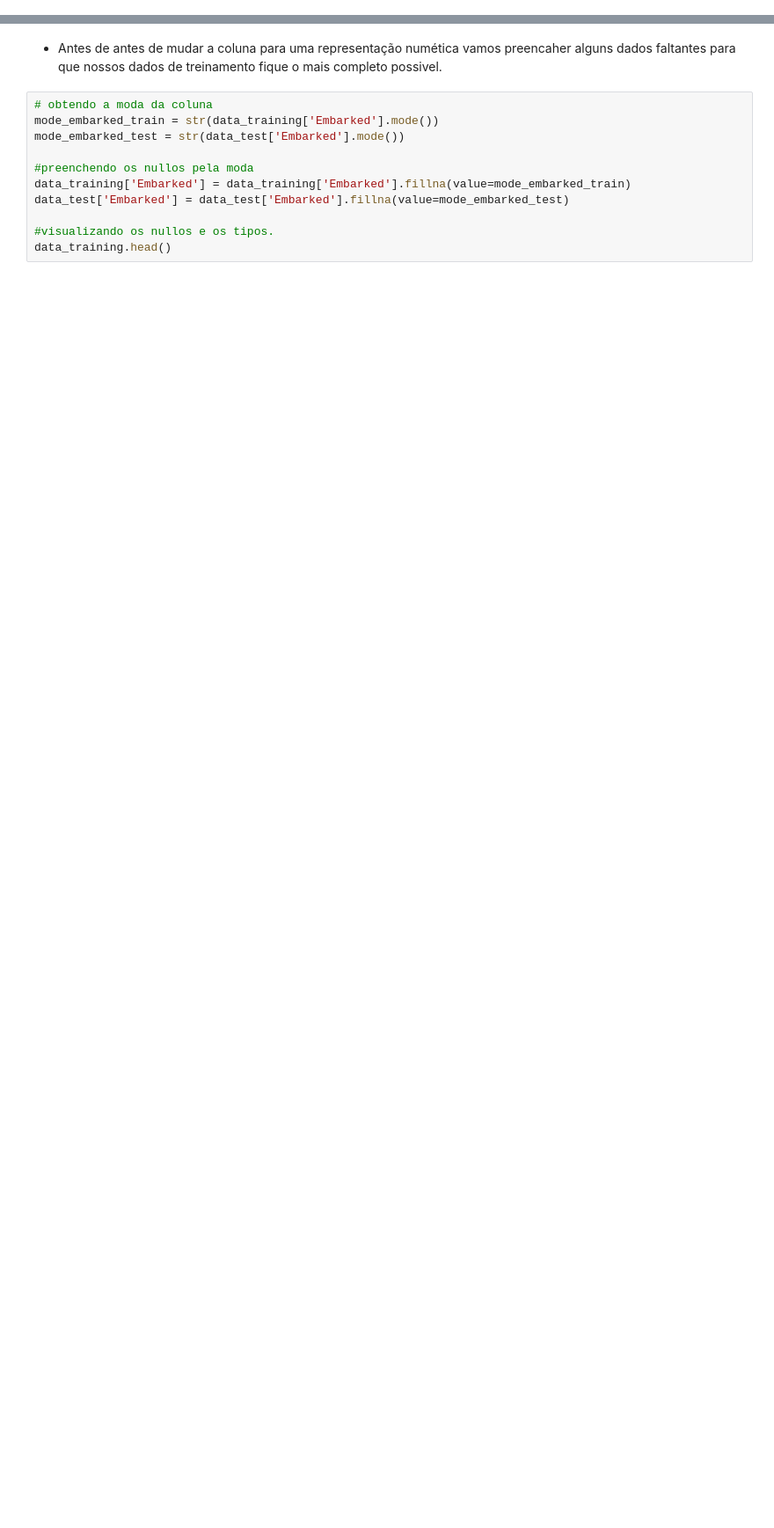
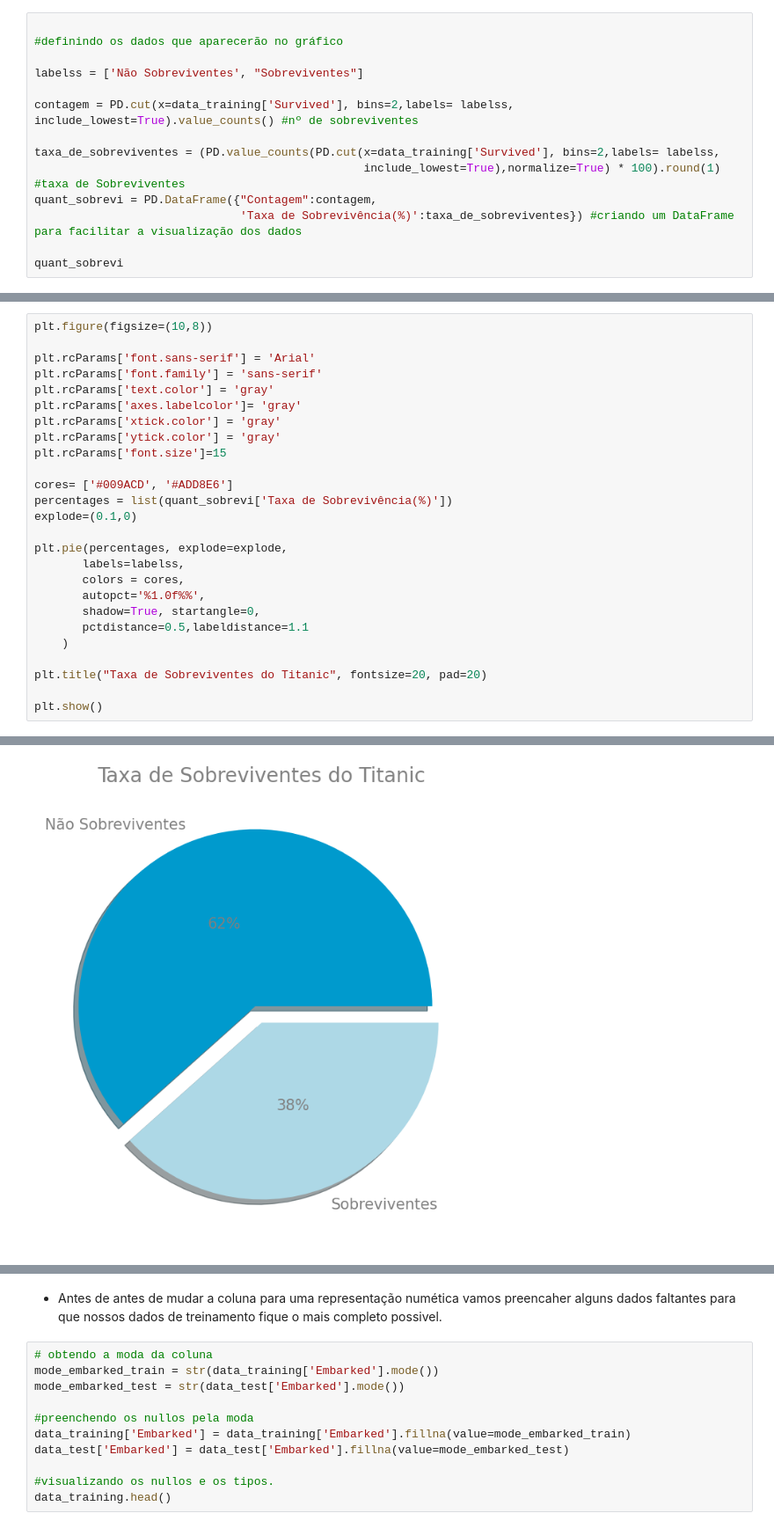
Before and after one commit to mayconbaptista/IC-RedesDomesticas, a Jupyter notebook: titanic/solution1.ipynb, the cells around one changed output, grey strips where cells are left out. Shown at 88% size. Saved outputs shown, nothing was run; the diff lists cells and outputs as text; blank space fills up the shorter version.

```diff
--- a/titanic/solution1.ipynb
+++ b/titanic/solution1.ipynb
@@ -127,0 +219,14 @@ data_test['Age'] = data_test['Age'].fillna(value=mean_age_test)
+# %%
+
+#definindo os dados que aparecerão no gráfico
+
+labelss = ['Não Sobreviventes', "Sobreviventes"]
+
+contagem = PD.cut(x=data_training['Survived'], bins=2,labels= labelss, include_lowest=True).value_counts() #nº de sobreviventes
+
+taxa_de_sobreviventes = (PD.value_counts(PD.cut(x=data_training['Survived'], bins=2,labels= labelss,
+                                                include_lowest=True),normalize=True) * 100).round(1) #taxa de Sobreviventes
+quant_sobrevi = PD.DataFrame({"Contagem":contagem,
+                              'Taxa de Sobrevivência(%)':taxa_de_sobreviventes}) #criando um DataFrame para facilitar a visualização dos dados
+
+quant_sobrevi
@@ -127,0 +237,27 @@ data_test['Age'] = data_test['Age'].fillna(value=mean_age_test)
+# %%
+plt.figure(figsize=(10,8))
+
+plt.rcParams['font.sans-serif'] = 'Arial'
+plt.rcParams['font.family'] = 'sans-serif'
+plt.rcParams['text.color'] = 'gray'
+plt.rcParams['axes.labelcolor']= 'gray'
+plt.rcParams['xtick.color'] = 'gray'
+plt.rcParams['ytick.color'] = 'gray'
+plt.rcParams['font.size']=15
+
+cores= ['#009ACD', '#ADD8E6']
+percentages = list(quant_sobrevi['Taxa de Sobrevivência(%)'])
+explode=(0.1,0)
+
+plt.pie(percentages, explode=explode,
+       labels=labelss,
+       colors = cores,
+       autopct='%1.0f%%',
+       shadow=True, startangle=0,
+       pctdistance=0.5,labeldistance=1.1
+    )
+
+plt.title("Taxa de Sobreviventes do Titanic", fontsize=20, pad=20)
+
+plt.show()
+# %% [output]
@@ -127,0 +283 @@ data_test['Age'] = data_test['Age'].fillna(value=mean_age_test)
+[figure, added]
```
Also changed, not shown: parts of 68 cells of this notebook, 3 other files.
